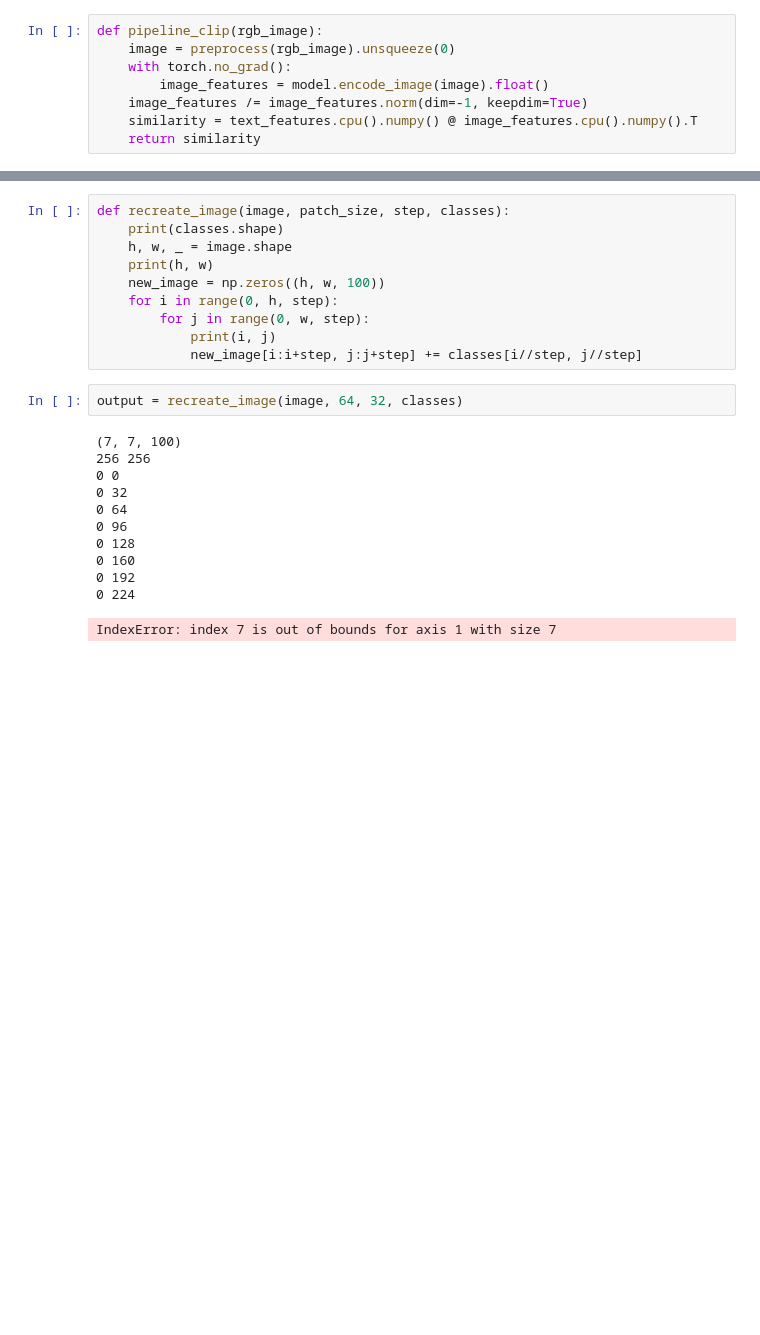
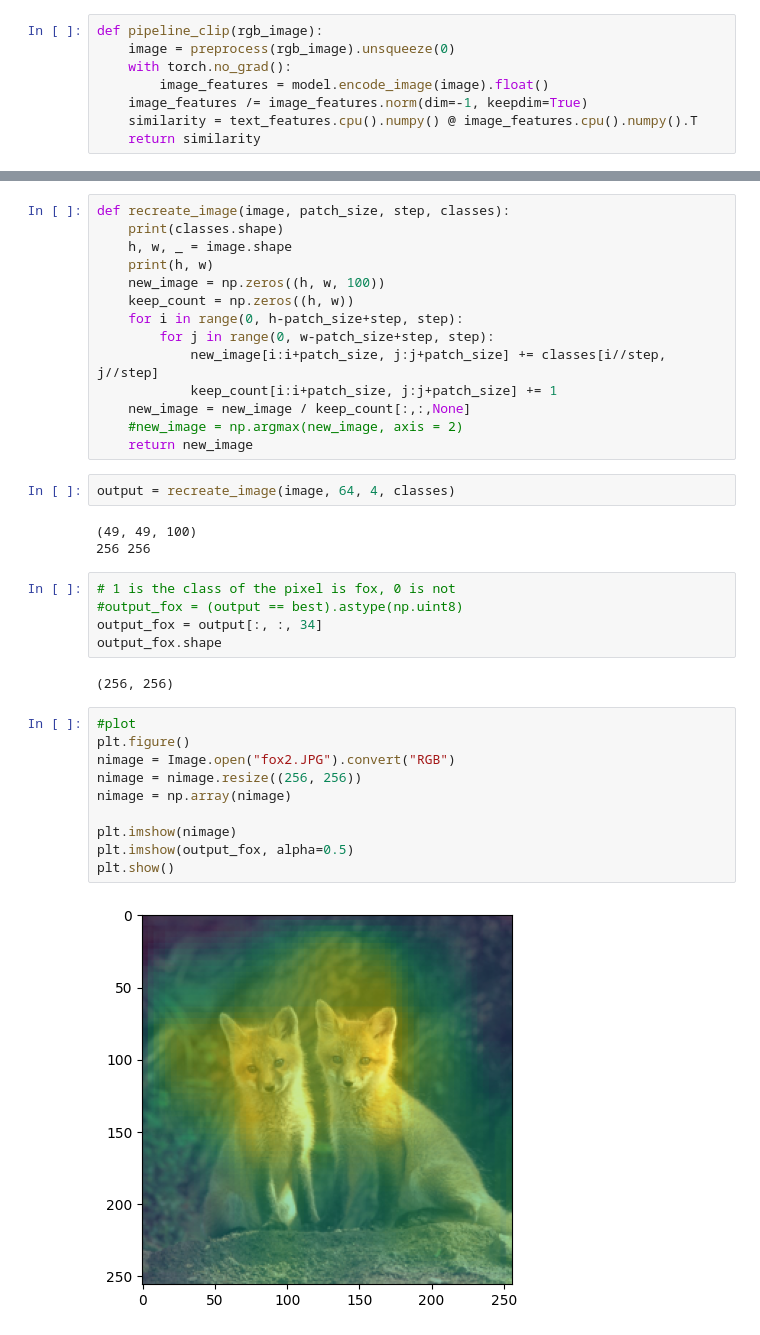
Before and after one commit to antoineedy/EZ-SCM-MFMSIS-dissertation-UoS, a Jupyter notebook: test_clip.ipynb, the cells around one changed output, grey strips where cells are left out. Cells and saved outputs as stored; diff of their text form; blank space fills up the shorter version.

```diff
--- a/test_clip.ipynb
+++ b/test_clip.ipynb
@@ -113,21 +127,35 @@ def recreate_image(image, patch_size, step, classes):
     h, w, _ = image.shape
     print(h, w)
     new_image = np.zeros((h, w, 100))
-    for i in range(0, h, step):
-        for j in range(0, w, step):
-            print(i, j)
-            new_image[i:i+step, j:j+step] += classes[i//step, j//step]
+    keep_count = np.zeros((h, w))
+    for i in range(0, h-patch_size+step, step):
+        for j in range(0, w-patch_size+step, step):
+            new_image[i:i+patch_size, j:j+patch_size] += classes[i//step, j//step]
+            keep_count[i:i+patch_size, j:j+patch_size] += 1
+    new_image = new_image / keep_count[:,:,None]
+    #new_image = np.argmax(new_image, axis = 2)
+    return new_image
 # %%
-output = recreate_image(image, 64, 32, classes)
+output = recreate_image(image, 64, 4, classes)
 # %% [output]
-(7, 7, 100)
+(49, 49, 100)
 256 256
-0 0
-0 32
-0 64
-0 96
-0 128
-0 160
-0 192
-0 224
-IndexError: index 7 is out of bounds for axis 1 with size 7
+# %%
+# 1 is the class of the pixel is fox, 0 is not
+#output_fox = (output == best).astype(np.uint8)
+output_fox = output[:, :, 34]
+output_fox.shape
+# %% [output]
+(256, 256)
+# %%
+#plot
+plt.figure()
+nimage = Image.open("fox2.JPG").convert("RGB")
+nimage = nimage.resize((256, 256))
+nimage = np.array(nimage)
+
+plt.imshow(nimage)
+plt.imshow(output_fox, alpha=0.5)
+plt.show()
+# %% [output]
+[figure, added]
```
Also changed, not shown: parts of 4 cells of this notebook, 2 other files.
